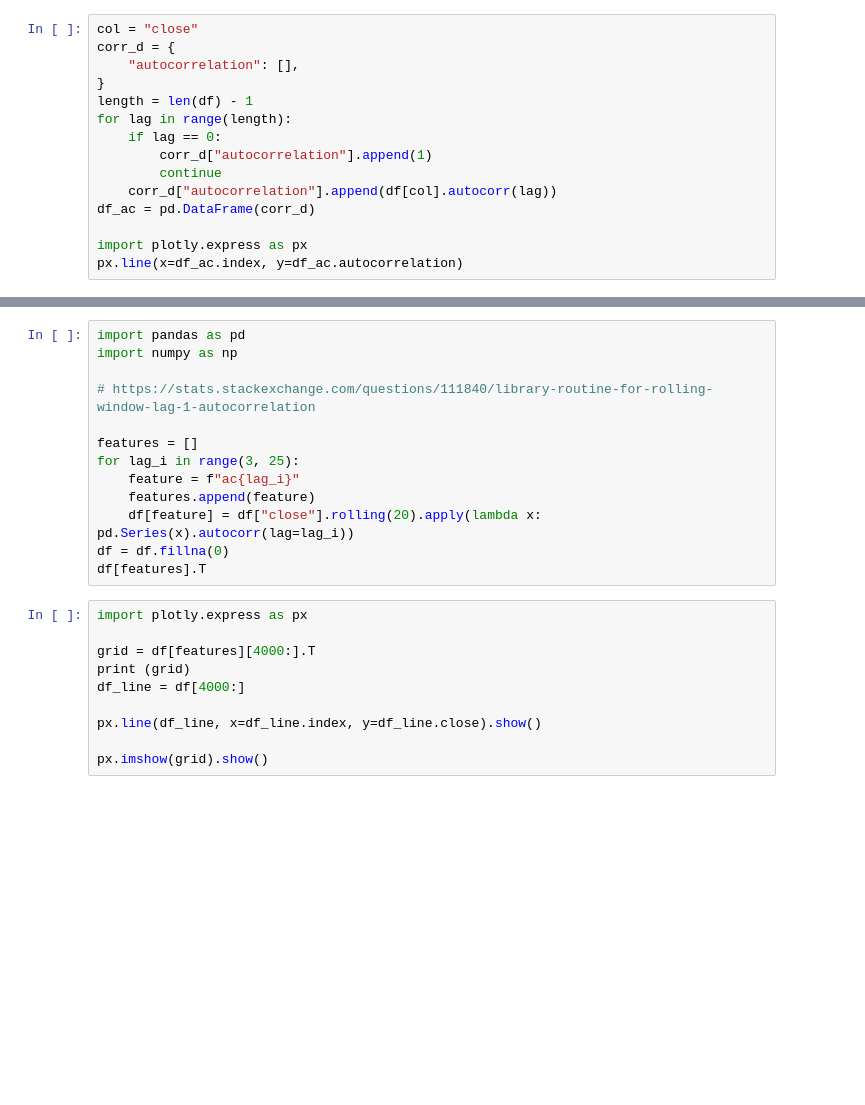
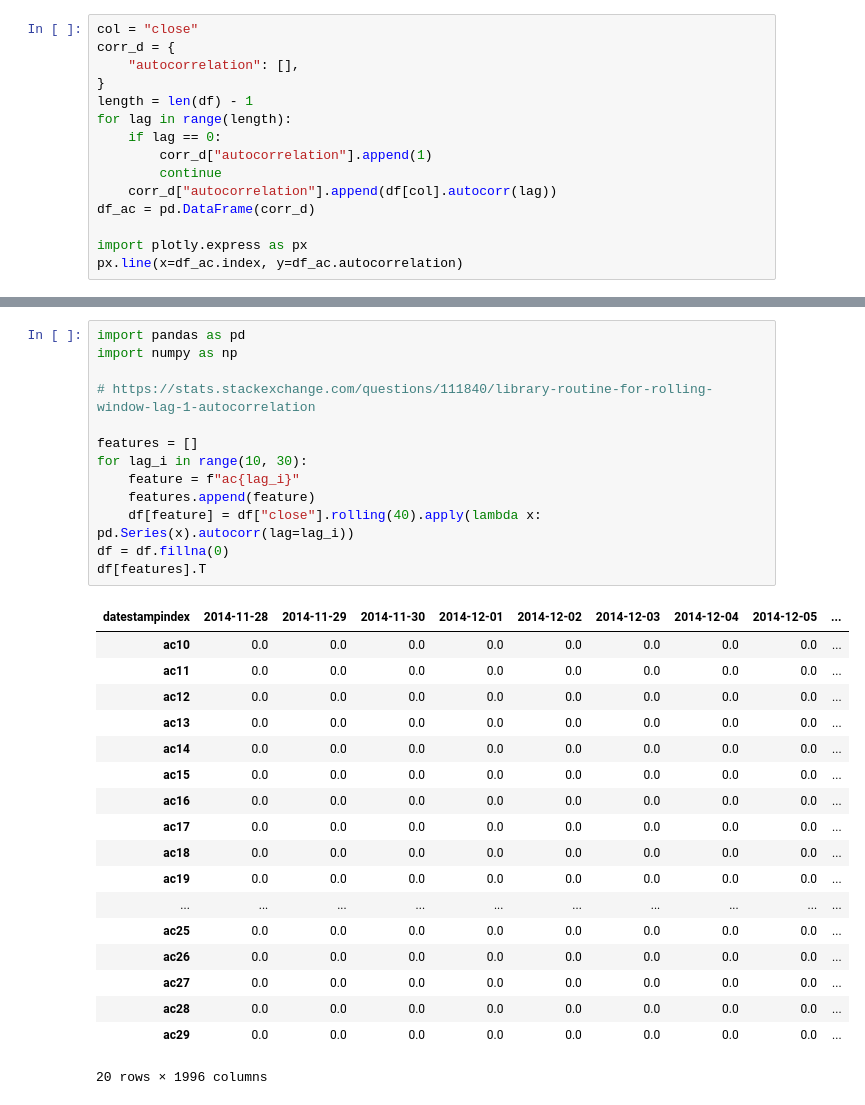
Before and after one commit to devcon14/timeseries-lab, a Jupyter notebook: autocorrelate.ipynb, the cells around one changed output, grey strips where cells are left out. Saved outputs shown, nothing was run; the diff lists cells and outputs as text; blank space fills up the shorter version.

```diff
--- a/autocorrelate.ipynb
+++ b/autocorrelate.ipynb
@@ -32,23 +44,32 @@ df[col].shift(1447).plot(logy=True)
 # %%
 import pandas as pd
 import numpy as np
 
 # https://stats.stackexchange.com/questions/111840/library-routine-for-rolling-window-lag-1-autocorrelation
 
 features = []
-for lag_i in range(3, 25):
+for lag_i in range(10, 30):
     feature = f"ac{lag_i}"
     features.append(feature)
-    df[feature] = df["close"].rolling(20).apply(lambda x: pd.Series(x).autocorr(lag=lag_i))
+    df[feature] = df["close"].rolling(40).apply(lambda x: pd.Series(x).autocorr(lag=lag_i))
 df = df.fillna(0)
 df[features].T
+# %% [output]
+| datestampindex | 2014-11-28 | 2014-11-29 | 2014-11-30 | 2014-12-01 | 2014-12-02 | 2014-12-03 | 2014-12-04 | 2014-12-05 | ... |
+| ac10 | 0.0 | 0.0 | 0.0 | 0.0 | 0.0 | 0.0 | 0.0 | 0.0 | ... |
+| ac11 | 0.0 | 0.0 | 0.0 | 0.0 | 0.0 | 0.0 | 0.0 | 0.0 | ... |
+| ac12 | 0.0 | 0.0 | 0.0 | 0.0 | 0.0 | 0.0 | 0.0 | 0.0 | ... |
+| ac13 | 0.0 | 0.0 | 0.0 | 0.0 | 0.0 | 0.0 | 0.0 | 0.0 | ... |
+| ac14 | 0.0 | 0.0 | 0.0 | 0.0 | 0.0 | 0.0 | 0.0 | 0.0 | ... |
+| ac15 | 0.0 | 0.0 | 0.0 | 0.0 | 0.0 | 0.0 | 0.0 | 0.0 | ... |
+| ac16 | 0.0 | 0.0 | 0.0 | 0.0 | 0.0 | 0.0 | 0.0 | 0.0 | ... |
+| ac17 | 0.0 | 0.0 | 0.0 | 0.0 | 0.0 | 0.0 | 0.0 | 0.0 | ... |
+| ac18 | 0.0 | 0.0 | 0.0 | 0.0 | 0.0 | 0.0 | 0.0 | 0.0 | ... |
+| ac19 | 0.0 | 0.0 | 0.0 | 0.0 | 0.0 | 0.0 | 0.0 | 0.0 | ... |
+| ... | ... | ... | ... | ... | ... | ... | ... | ... | ... |
+| ac25 | 0.0 | 0.0 | 0.0 | 0.0 | 0.0 | 0.0 | 0.0 | 0.0 | ... |
+| ac26 | 0.0 | 0.0 | 0.0 | 0.0 | 0.0 | 0.0 | 0.0 | 0.0 | ... |
+| ac27 | 0.0 | 0.0 | 0.0 | 0.0 | 0.0 | 0.0 | 0.0 | 0.0 | ... |
+| ac28 | 0.0 | 0.0 | 0.0 | 0.0 | 0.0 | 0.0 | 0.0 | 0.0 | ... |
+| ac29 | 0.0 | 0.0 | 0.0 | 0.0 | 0.0 | 0.0 | 0.0 | 0.0 | ... |
+20 rows × 1996 columns
-# %%
-import plotly.express as px
-
-grid = df[features][4000:].T
-print (grid)
-df_line = df[4000:]
-
-px.line(df_line, x=df_line.index, y=df_line.close).show()
-
-px.imshow(grid).show()
```
Also changed, not shown: parts of 3 cells of this notebook, 6 other files.
